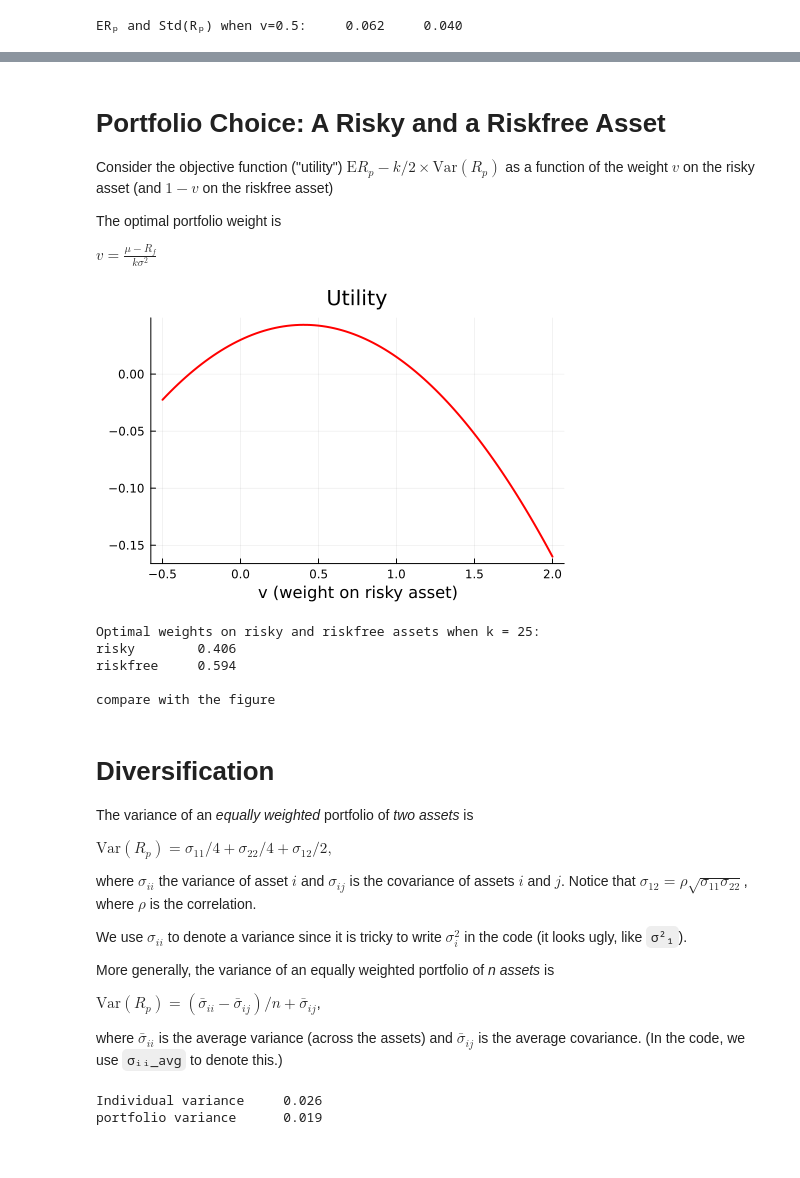
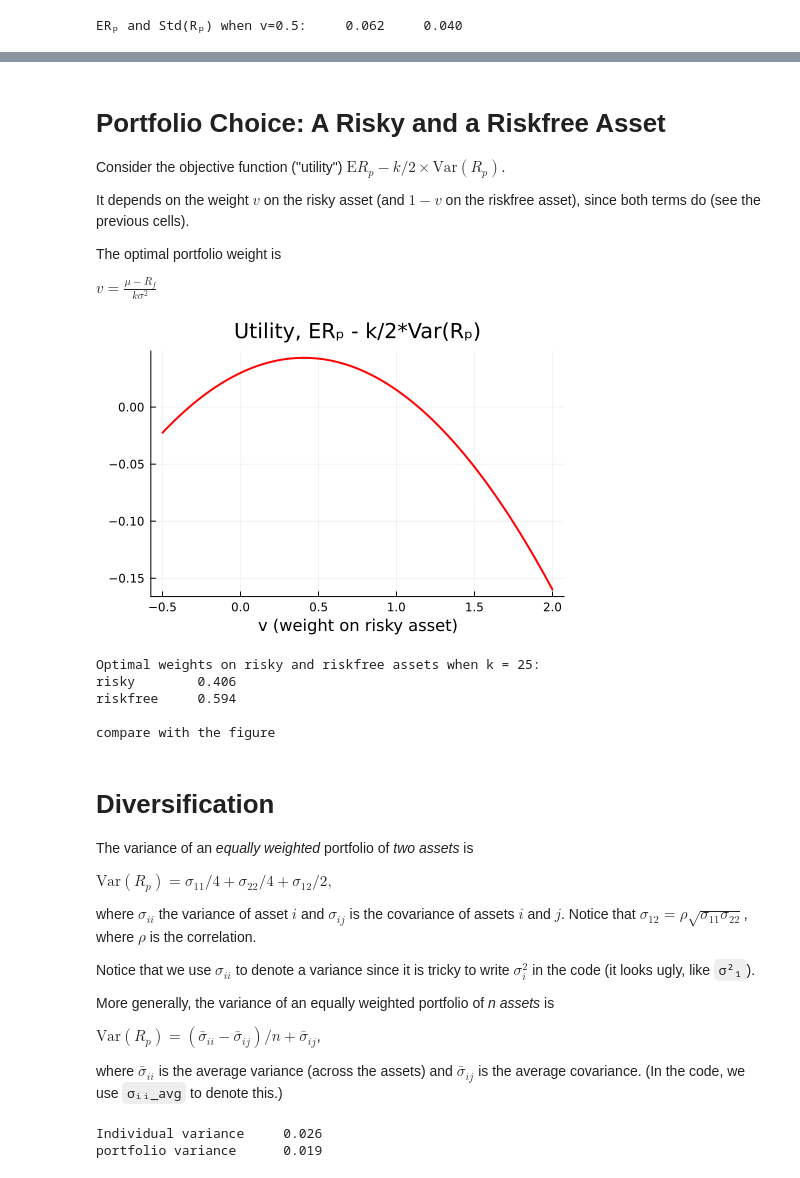
Before and after one commit to PaulSoderlind/FinancialTheoryMSc, a Jupyter notebook: Ch02_PortfolioChoice1.ipynb, the cells around one changed output, grey strips where cells are left out. Saved outputs shown, nothing was run; the diff lists cells and outputs as text; code cells hidden in the pictures.

```diff
--- a/Ch02_PortfolioChoice1.ipynb
+++ b/Ch02_PortfolioChoice1.ipynb
@@ -71,7 +74,9 @@ display(p1)
 # %% [markdown]
 # Portfolio Choice: A Risky and a Riskfree Asset
 
-Consider the objective function ("utility") $\text{E}R_p - k/2\times \text{Var}(R_p)$ as a function of the weight $v$ on the risky asset (and $1-v$ on the riskfree asset)
+Consider the objective function ("utility") $\text{E}R_p - k/2\times \text{Var}(R_p)$.
+
+It depends on the weight $v$ on the risky asset (and $1-v$ on the riskfree asset), since both terms do (see the previous cells).
 
 The optimal portfolio weight is
 
@@ -81,20 +86,20 @@ $
 # %%
 k     = 25      #risk aversion
 
 v_range = range(-0.5,2,length=101)          #trying different portfolio weights
 ERₚ     = v_range*μ + (1 .- v_range)*Rf     #a vector of the same length as v_range
 VarRₚ   = v_range.^2*σ^2                    #v_range.^2 to square each element of v_range
 Util    = ERₚ - k/2*VarRₚ
 
 p1 = plot( v_range,Util,
            linecolor = :red,
            linewidth = 2,
            legend = false,
-           title = "Utility",
+           title = "Utility, ERₚ - k/2*Var(Rₚ)",
            xlabel = "v (weight on risky asset)" )
 display(p1)
 # %% [output]
-[figure, old version]
+[figure, new version]
 # %%
 vopt = (μ-Rf)/(k*σ^2)       #optimal solution (according to the lecture notes)
 
@@ -118,7 +123,7 @@ $\text{Var}(R_p) = \sigma_{11}/4 + \sigma_{22}/4 + \sigma_{12}/2,$
 where $\sigma_{ii}$ the variance of asset $i$ and $\sigma_{ij}$ is the covariance of assets $i$ and $j$.
 Notice that $\sigma_{12} = \rho\sqrt{\sigma_{11}\sigma_{22}}$, where $\rho$ is the correlation.
 
-We use $\sigma_{ii}$ to denote a variance since it is tricky to write $\sigma_i^2$ in the code (it looks ugly, like `σ²₁`).
+Notice that we use $\sigma_{ii}$ to denote a variance since it is tricky to write $\sigma_i^2$ in the code (it looks ugly, like `σ²₁`).
 
 More generally, the variance of an equally weighted portfolio of *n assets* is
 
```
Also changed, not shown: parts of 7 cells of this notebook, 3 other files.
